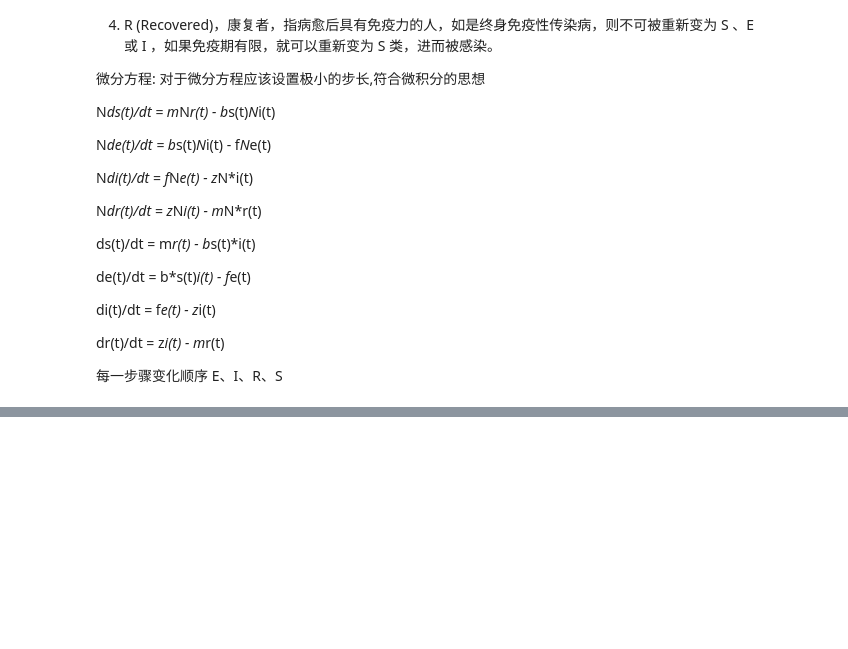
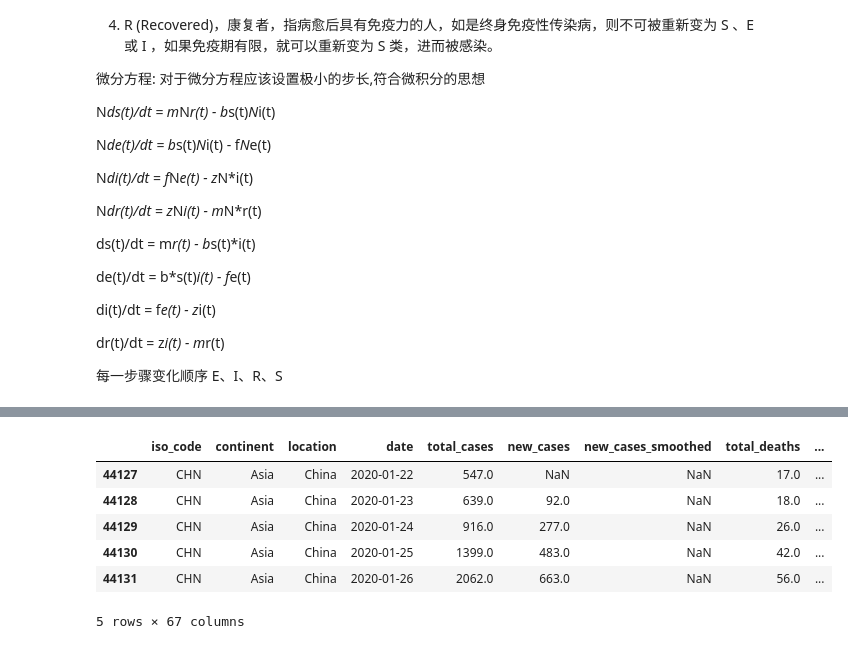
Before and after one commit to X-Fan-Jack/CASA05_quantitative_methods, a Jupyter notebook: personal_project/Covid_in_China.ipynb, the cells around one changed output, grey strips where cells are left out. Saved outputs shown, nothing was run; the diff lists cells and outputs as text; code cells hidden in the pictures; blank space fills up the shorter version.

```diff
--- a/personal_project/Covid_in_China.ipynb
+++ b/personal_project/Covid_in_China.ipynb
@@ -151,0 +167,12 @@ data source:https://ourworldindata.org/coronavirus/country/china
+# %%
+csv_china = csv.query("location == 'China'")
+
+csv_china.head()
+# %% [output]
+|  | iso_code | continent | location | date | total_cases | new_cases | new_cases_smoothed | total_deaths | ... |
+| 44127 | CHN | Asia | China | 2020-01-22 | 547.0 | NaN | NaN | 17.0 | ... |
+| 44128 | CHN | Asia | China | 2020-01-23 | 639.0 | 92.0 | NaN | 18.0 | ... |
+| 44129 | CHN | Asia | China | 2020-01-24 | 916.0 | 277.0 | NaN | 26.0 | ... |
+| 44130 | CHN | Asia | China | 2020-01-25 | 1399.0 | 483.0 | NaN | 42.0 | ... |
+| 44131 | CHN | Asia | China | 2020-01-26 | 2062.0 | 663.0 | NaN | 56.0 | ... |
+5 rows × 67 columns
```
Also changed, not shown: parts of 11 cells of this notebook.
